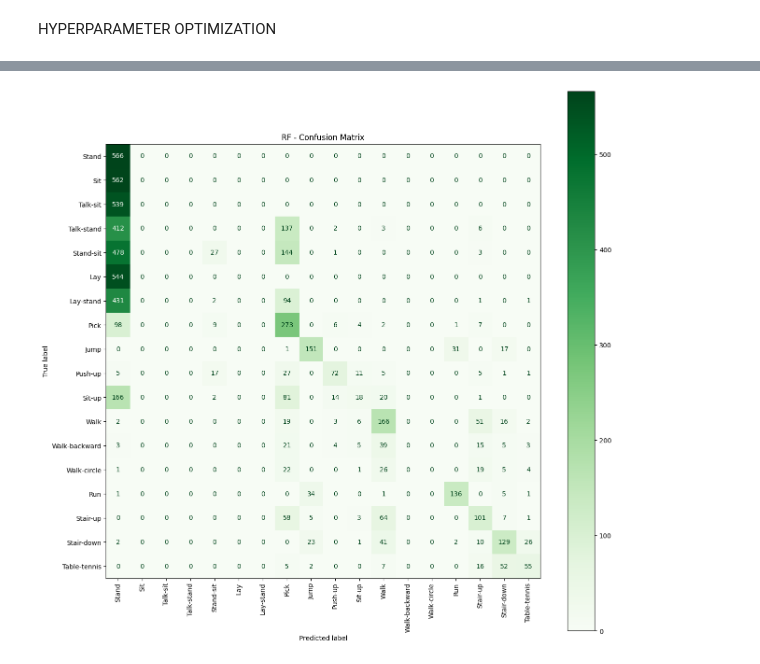
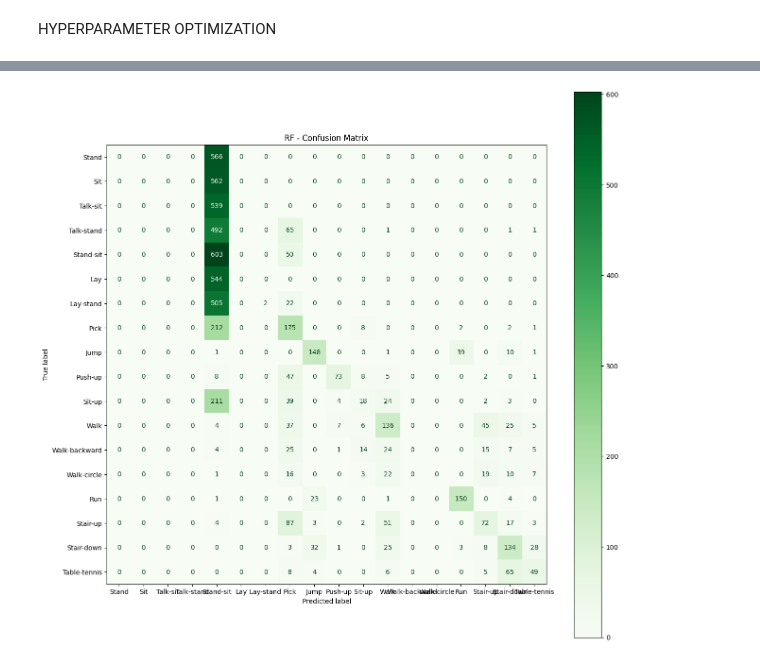
Before and after one commit to aylinShn0/Human-Activity-Recognition-with-Smart-Devices, a Jupyter notebook: KU-HAR_YONTEM1.ipynb, the cells around one changed output, grey strips where cells are left out. Drawn from its saved outputs; the diff is of its cells as text; code cells hidden in the pictures.

```diff
--- a/KU-HAR_YONTEM1.ipynb
+++ b/KU-HAR_YONTEM1.ipynb
@@ -115,13 +115,12 @@ def model_train(model, x_train, y_train, x_test, y_test, name, pca):
     print(classification_report(y_test, y_pred, target_names=activity_labels, zero_division=0))
     print("Confusion Matrix:")
     figure, axes = plt.subplots(figsize=(15,15))
-    ConfusionMatrixDisplay.from_estimator(
-        model,
-        x_test,
+    ConfusionMatrixDisplay.from_predictions(
         y_test,
+        y_pred,
         display_labels=activity_labels,
         cmap='Greens',
-        xticks_rotation='vertical',
+        xticks_rotation='horizontal',
         ax=axes
     )
     plt.title(f'{name} - Confusion Matrix')
@@ -397,7 +396,7 @@ def SVM_optimization(x_train, y_train, x_test, y_test):
 
     for C in [0.1, 1, 10]:
         for kernel in ['linear', 'rbf']:
-            model = SVC(C=C, kernel=kernel , random_state=42)
+            model = SVC(C=C, kernel=kernel , random_state=17)
             model.fit(x_train, y_train)
             y_pred = model.predict(x_test)
 
@@ -417,14 +416,13 @@ def SVM_optimization(x_train, y_train, x_test, y_test):
     print("Confusion Matrix:")
     fig, ax = plt.subplots(figsize=(15,15))
 
-    ConfusionMatrixDisplay.from_estimator(
-                best_model,
-                x_test,
-                y_test,
-                display_labels=activity_labels,
-                cmap='Greens',
-                xticks_rotation='vertical',
-                ax=ax
+    ConfusionMatrixDisplay.from_predictions(
+        y_test,
+        best_y_pred,
+        display_labels=activity_labels,
+        cmap='Greens',
+        xticks_rotation='horizontal',
+        ax=ax
     )
 
     plt.title('SVM - Confusion Matrix')
@@ -443,7 +441,7 @@ def RF_optimization(x_train, y_train, x_test, y_test):
     for n_estimators in [100, 200]:
         for max_depth in [None, 10, 20]:
             for min_samples_split in [2, 5]:
-                model = RandomForestClassifier(n_estimators=n_estimators, max_depth=max_depth, min_samples_split=min_samples_split, random_state=42)
+                model = RandomForestClassifier(n_estimators=n_estimators, max_depth=max_depth, min_samples_split=min_samples_split, random_state=17)
                 model.fit(x_train, y_train)
                 y_pred = model.predict(x_test)
 
@@ -464,14 +462,13 @@ def RF_optimization(x_train, y_train, x_test, y_test):
     print("Confusion Matrix:")
     fig, ax = plt.subplots(figsize=(15,15))
 
-    ConfusionMatrixDisplay.from_estimator(
-                best_model,
-                x_test,
-                y_test,
-                display_labels=activity_labels,
-                cmap='Greens',
-                xticks_rotation='vertical',
-                ax=ax
+    ConfusionMatrixDisplay.from_predictions(
+        y_test,
+        best_y_pred,
+        display_labels=activity_labels,
+        cmap='Greens',
+        xticks_rotation='horizontal',
+        ax=ax
     )
 
     plt.title('RF - Confusion Matrix')
@@ -510,14 +507,13 @@ def KNN_optimization(x_train, y_train, x_test, y_test):
     print("Confusion Matrix:")
     fig, ax = plt.subplots(figsize=(15,15))
 
-    ConfusionMatrixDisplay.from_estimator(
-                best_model,
-                x_test,
-                y_test,
-                display_labels=activity_labels,
-                cmap='Greens',
-                xticks_rotation='vertical',
-                ax=ax
+    ConfusionMatrixDisplay.from_predictions(
+        y_test,
+        best_y_pred,
+        display_labels=activity_labels,
+        cmap='Greens',
+        xticks_rotation='horizontal',
+        ax=ax
     )
 
     plt.title('KNN - Confusion Matrix')
@@ -536,7 +532,7 @@ def XGBoost_optimization(x_train, y_train, x_test, y_test):
     for n_estimators in [100, 200]:
         for max_depth in [3, 6, 10]:
             for learning_rate in [0.1, 0.3]:
-                model = XGBClassifier(n_estimators=n_estimators, max_depth=max_depth, learning_rate=learning_rate, verbosity=0, use_label_encoder=False, random_state=42)
+                model = XGBClassifier(n_estimators=n_estimators, max_depth=max_depth, learning_rate=learning_rate, verbosity=0, use_label_encoder=False, random_state=17)
                 model.fit(x_train, y_train)
                 y_pred = model.predict(x_test)
 
@@ -559,14 +555,13 @@ def XGBoost_optimization(x_train, y_train, x_test, y_test):
     print("Confusion Matrix:")
     fig, ax = plt.subplots(figsize=(15,15))
 
-    ConfusionMatrixDisplay.from_estimator(
-                best_model,
-                x_test,
-                y_test,
-                display_labels=activity_labels,
-                cmap='Greens',
-                xticks_rotation='vertical',
-                ax=ax
+    ConfusionMatrixDisplay.from_predictions(
+        y_test,
+        best_y_pred,
+        display_labels=activity_labels,
+        cmap='Greens',
+        xticks_rotation='horizontal',
+        ax=ax
     )
 
     plt.title('XGBoost - Confusion Matrix')
@@ -584,7 +579,7 @@ def MLP_optimization(x_train, y_train, x_test, y_test):
 
     for hl in [(50,), (100,), (64, 32)]:
         for activation in ['relu', 'tanh']:
-            model = MLPClassifier(hidden_layer_sizes=hl, activation=activation, max_iter=300, random_state=42)
+            model = MLPClassifier(hidden_layer_sizes=hl, activation=activation, max_iter=300, random_state=17)
             model.fit(x_train, y_train)
             y_pred = model.predict(x_test)
 
@@ -606,14 +601,13 @@ def MLP_optimization(x_train, y_train, x_test, y_test):
     print("Confusion Matrix:")
     fig, ax = plt.subplots(figsize=(15,15))
 
-    ConfusionMatrixDisplay.from_estimator(
-                best_model,
-                x_test,
-                y_test,
-                display_labels=activity_labels,
-                cmap='Greens',
-                xticks_rotation='vertical',
-                ax=ax
+    ConfusionMatrixDisplay.from_predictions(
+        y_test,
+        best_y_pred,
+        display_labels=activity_labels,
+        cmap='Greens',
+        xticks_rotation='horizontal',
+        ax=ax
     )
 
     plt.title('MLP - Confusion Matrix')
@@ -666,3 +660,3 @@ Accuracy: 0.2721
 
 Confusion Matrix:
-[figure, old version]
+[figure, new version]
```
Also changed, not shown: parts of 4 cells of this notebook, 1 other file.
